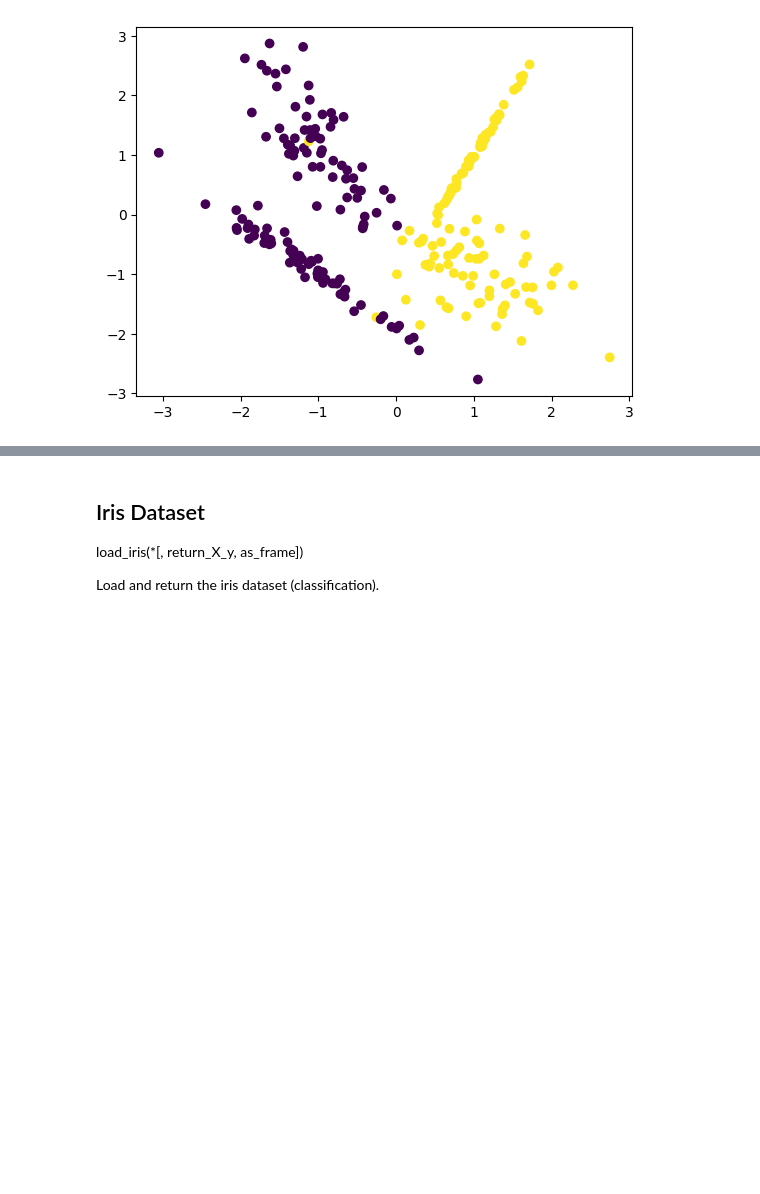
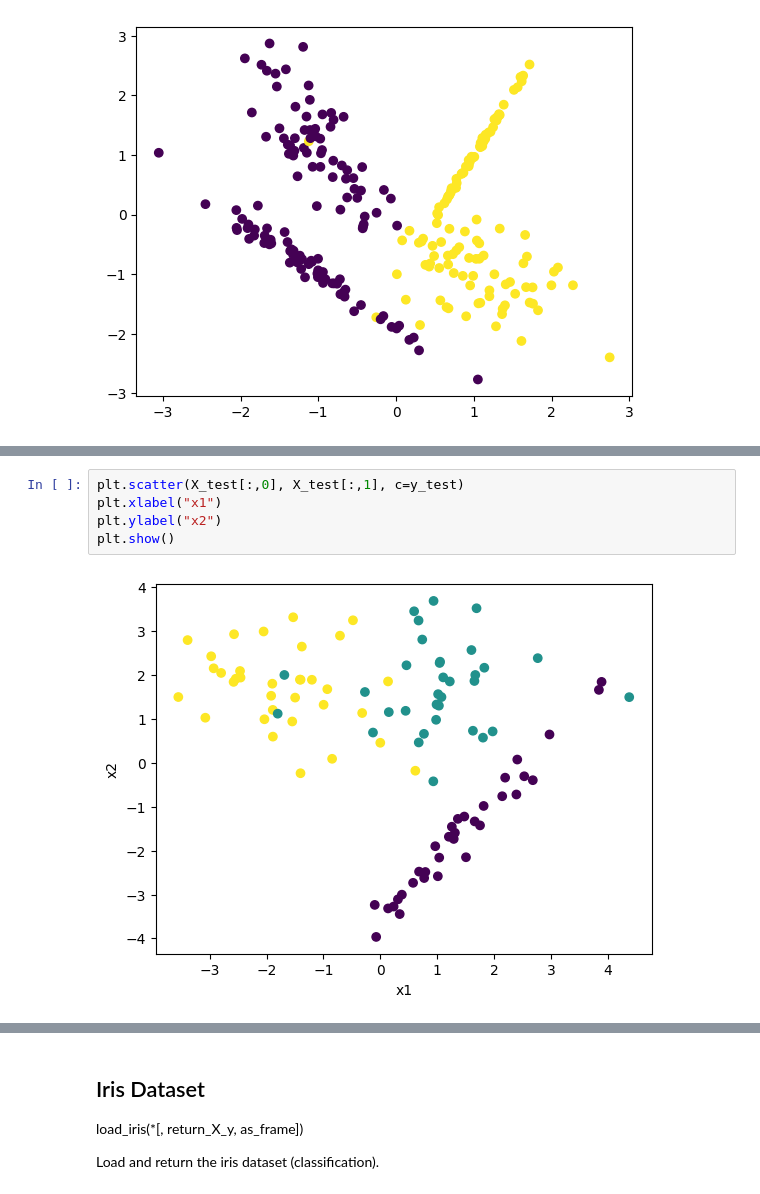
Before and after one commit to viktoruebelhart/pos_facens, a Jupyter notebook: Intro_AI_Supervisionado.ipynb, the cells around one changed output, grey strips where cells are left out. Cells and saved outputs as stored; diff of their text form; blank space fills up the shorter version.

```diff
--- a/Intro_AI_Supervisionado.ipynb
+++ b/Intro_AI_Supervisionado.ipynb
@@ -96,0 +156,7 @@ plt.show()
+# %%
+plt.scatter(X_test[:,0], X_test[:,1], c=y_test)
+plt.xlabel("x1")
+plt.ylabel("x2")
+plt.show()
+# %% [output]
+[figure, added]
```
Also changed, not shown: parts of 39 cells of this notebook.
